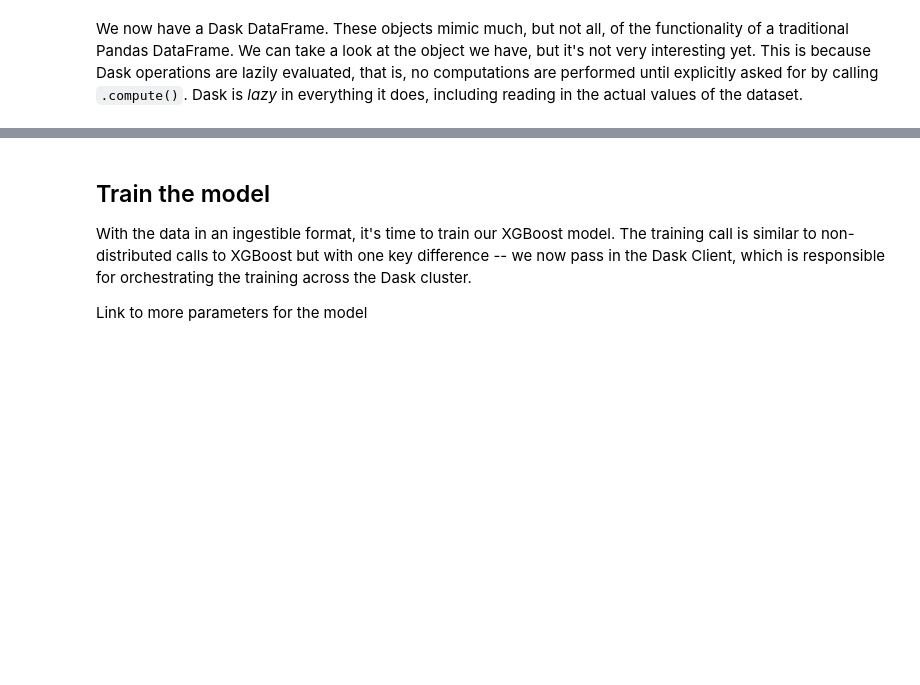
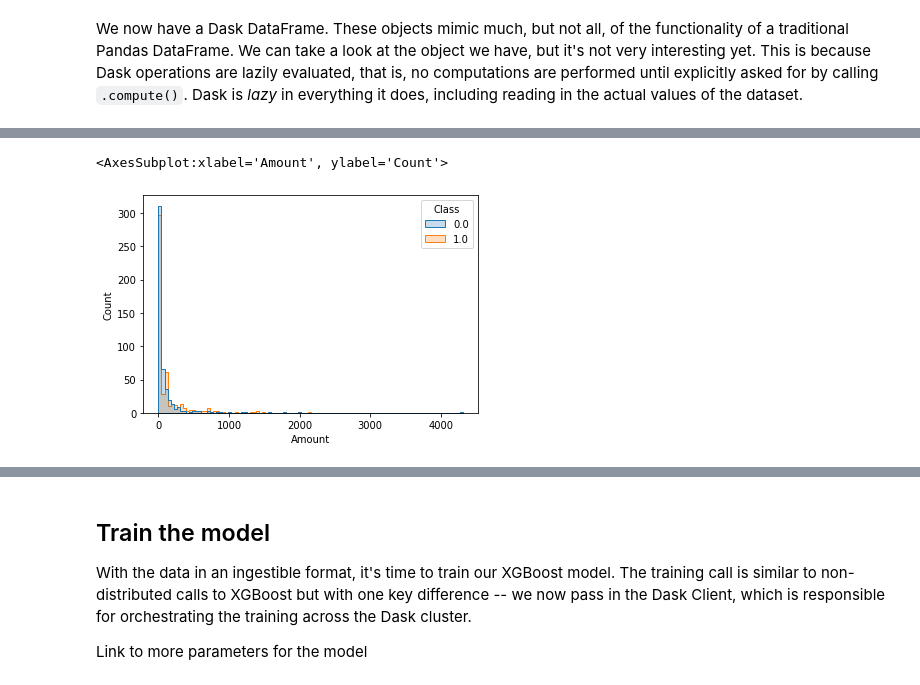
Before and after one commit to fastforwardlabs/dask-cml, a Jupyter notebook: distributed-xgboost-with-dask.ipynb, the cells around one changed output, grey strips where cells are left out. Cells and saved outputs as stored; diff of their text form; code cells hidden in the pictures; blank space fills up the shorter version.

```diff
--- a/distributed-xgboost-with-dask.ipynb
+++ b/distributed-xgboost-with-dask.ipynb
@@ -106,0 +201,8 @@ dask_df.head()
+# %%
+sns.histplot(
+    sample_df,
+    x="Amount", hue="Class", element="step", bins=100
+)
+# %% [output]
+<AxesSubplot:xlabel='Amount', ylabel='Count'>
+[figure, added]
```
Also changed, not shown: parts of 56 cells of this notebook, 5 other files.
